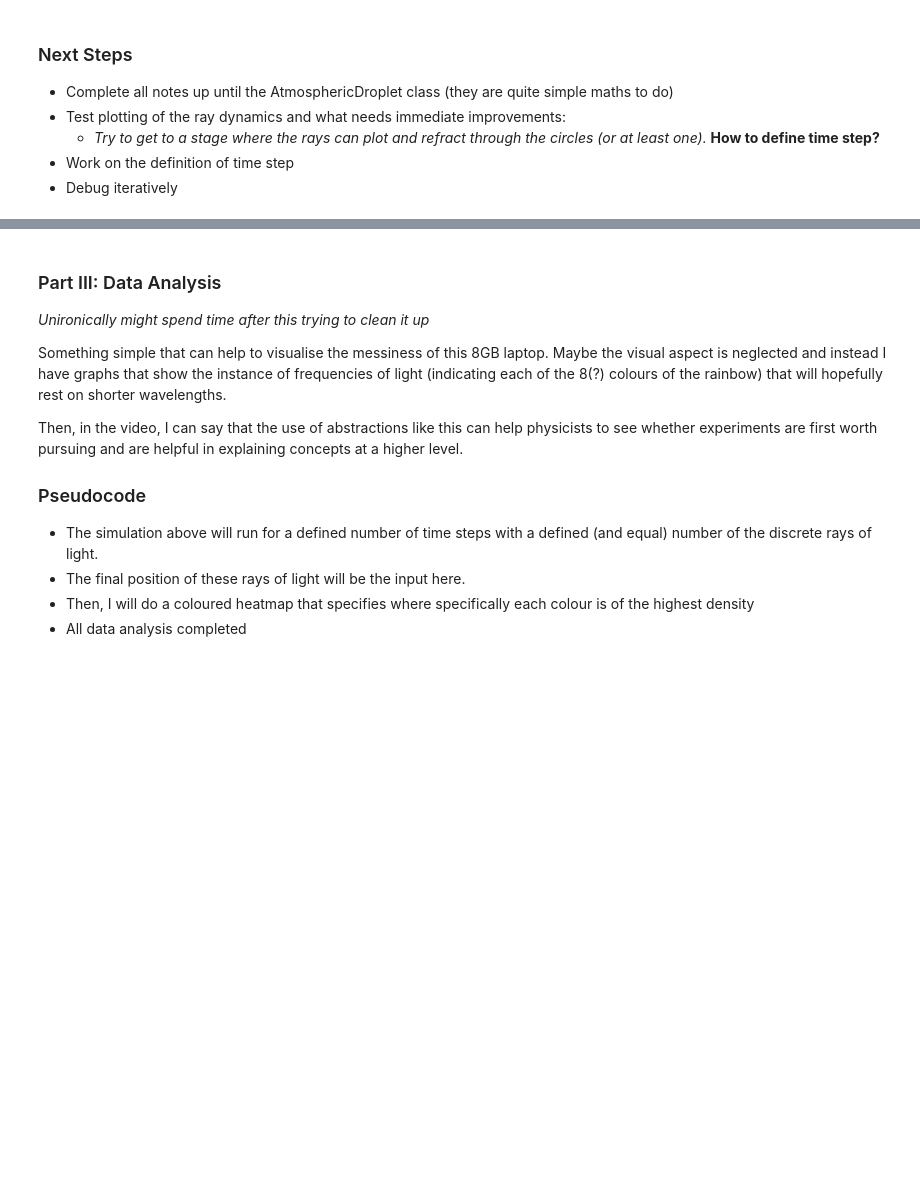
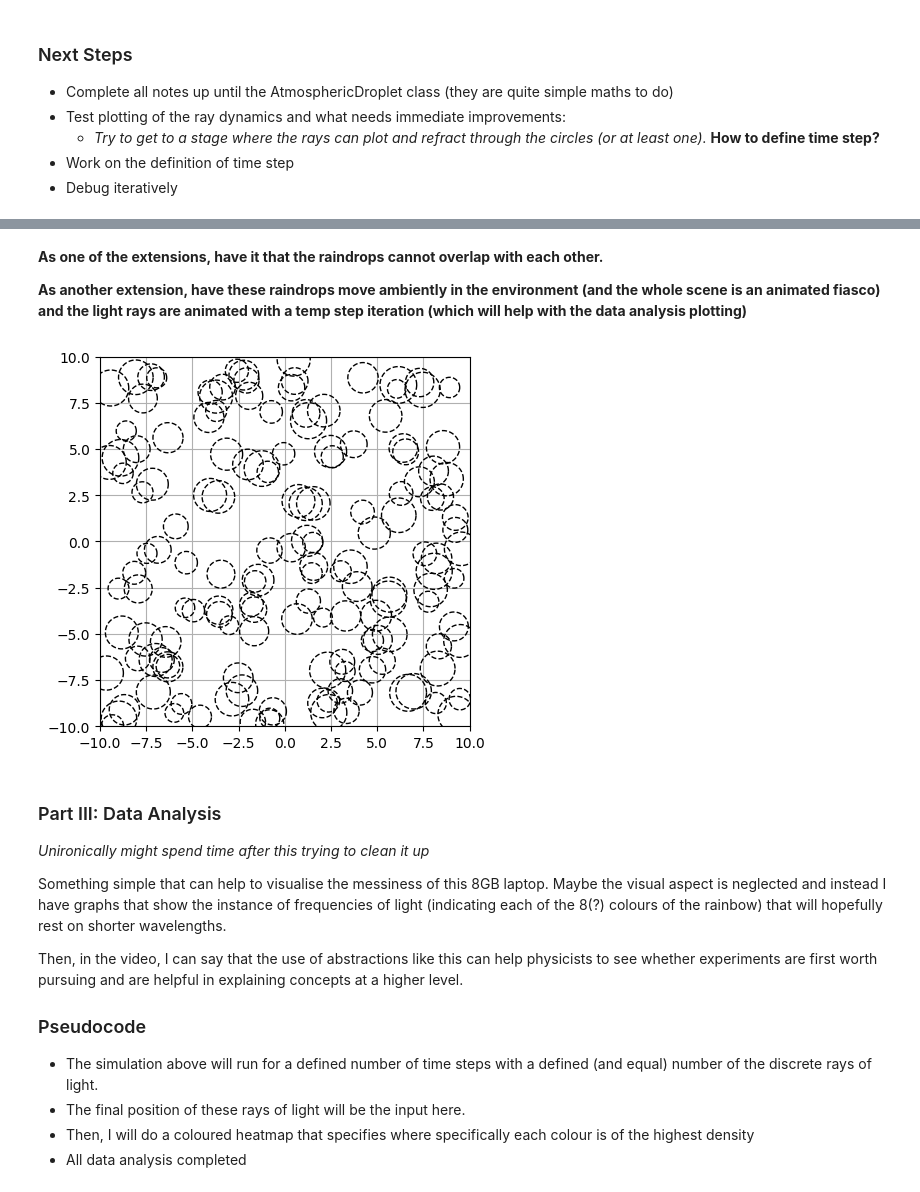
Before and after one commit to CorinnnaZ/CompChallenge, a Jupyter notebook: extension.ipynb, the cells around one changed output, grey strips where cells are left out. Saved outputs shown, nothing was run; the diff lists cells and outputs as text; code cells hidden in the pictures; blank space fills up the shorter version.

```diff
--- a/extension.ipynb
+++ b/extension.ipynb
@@ -199,7 +186,6 @@ plt.show()
 # %%
 class RainDrop:
     def __init__(self, centre, radius):
-        # What geometric properties do you need?
         self.centre = (centre[0], centre[1]) # this will be updated with the collision aspect of it. To be implemented later
         self.radius = radius
 
@@ -294,9 +280,11 @@ class RainDrop:
         If the dot product (d) < 0, they are rougly pointing in opposite directions.
         """
 
-        normal = self.get_surface_normal(intersection_point)
+        normal_data = self.get_surface_normal(intersection_point)
+        normal = normal_data[0]
+        dot_product = np.dot(ray.direction, normal)
 
-        dot_product = np.dot(ray.direction, normal)
+        dx, dy = ray.direction[0], ray.direction[1]
 
         ###
         # For each of these instances, calculate and return the emergent ray direction
@@ -305,11 +293,29 @@ class RainDrop:
 
         if dot_product<0: # i.e. entering the ray since opposite directions
             print("Inident ray entering raindrop: air to water")
-            n1, n2 = 1.0, self.get_refractive_index(ray.wavelength) # n_air ~ 1
+            n1, n2 = 1.0, ray.get_refractive_index()[0] # n_air ~ 1
             # inward facing side of normal is necessary for refracted calculation
             n = (-normal[0], -normal[1])
 
+            dx = (dx*n1) / (n2)
+
+            t = np.linspace(0, 100, 400)
+
+            x = intersection_point[0] + (t * dx)
+            y = intersection_point[1] + (t * dy)
+
+            return (x, y)
+
+
         else:  # exiting droplet
             print("Emergent ray exiting raindrop: water to air")
-            n1, n2 = self.get_refractive_index(ray.wavelength), 1.0
-            n = normal
+            n1, n2 = ray.get_refractive_index()[0], 1.0
+            n = (normal[0], normal[1])
+            dx = (dx*n1) / (n2)
+
+            t = np.linspace(0, 100, 400)
+
+            x = intersection_point[0] + (t * dx)
+            y = intersection_point[1] + (t * dy)
+
+            return (x, y)
@@ -316,3 +348,22 @@ class RainDrop:
+# %% [markdown]
+**As one of the extensions, have it that the raindrops cannot overlap with each other.**
+
+**As another extension, have these raindrops move ambiently in the environment (and the whole scene is an animated fiasco) and the light rays are animated with a temp step iteration (which will help with the data analysis plotting)**
+# %%
+for i in range(150):
+    m = np.random.uniform(-10,10)
+    n = np.random.uniform(-10,10)
+    k = np.random.uniform(0.5, 1)
+    rain = RainDrop((m,n), k).equation_for_raindrop()
+    plt.plot(rain[0], rain[1], "--", color='k', linewidth=1)
+
+plt.grid()
+plt.gca().set_aspect(1)
+plt.xlim(-10,10)
+plt.ylim(-10, 10)
+plt.show()
+# %% [output]
+[figure, added]
 # %%
 class AtmosphericDroplet(RainDrop):  # Developing the model to be closer to what I want
     def __init__(self, centre, radius, altitude):
```
Also changed, not shown: parts of 8 cells of this notebook.
